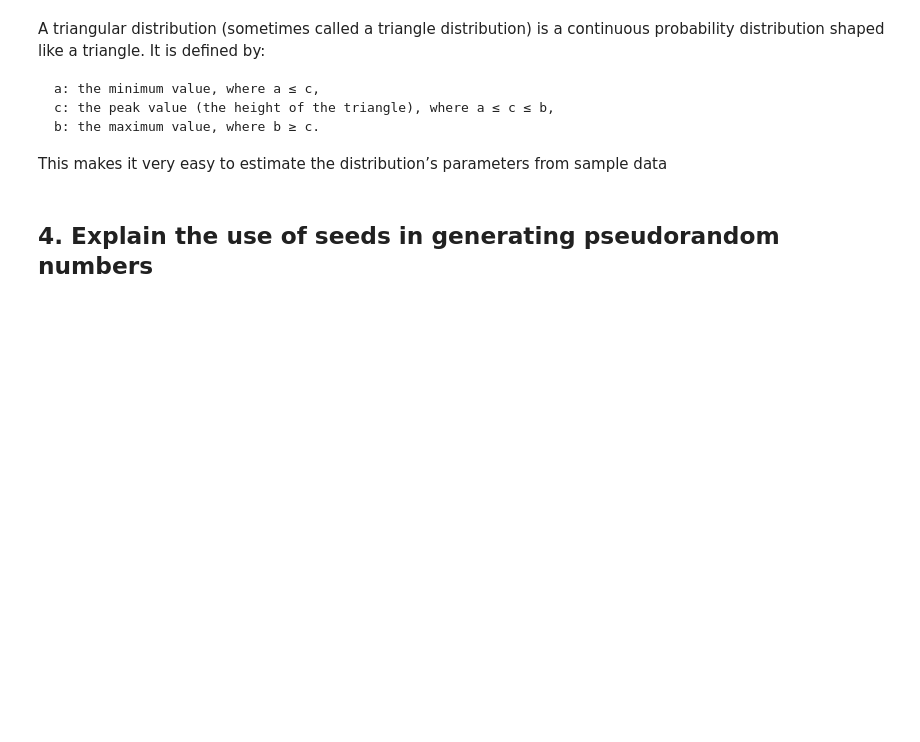
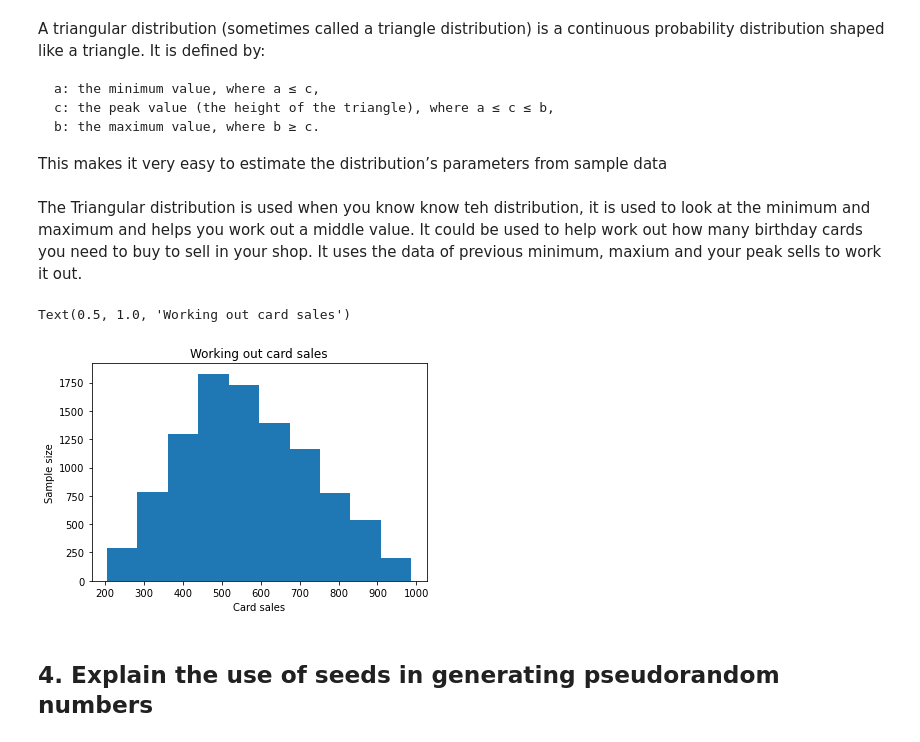
Before and after one commit to caroltreacy/programming-2020-Ass, a Jupyter notebook: Assignment 2020.ipynb, the cells around one changed output. Cells and saved outputs as stored; diff of their text form; code cells hidden in the pictures; blank space fills up the shorter version.

Commit message:
work on distributions

```diff
--- a/Assignment 2020.ipynb
+++ b/Assignment 2020.ipynb
@@ -254,6 +254,21 @@ A triangular distribution (sometimes called a triangle distribution) is a contin
     b: the maximum value, where b ≥ c.
 
 This makes it very easy to estimate the distribution’s parameters from sample data
+# %% [markdown]
+The Triangular distribution is used when you know know teh distribution, it is used to look at the minimum and maximum and helps you work out a middle value.  It could be used to help work out how many birthday cards you need to buy to sell in your shop.  It uses the data of previous minimum, maxium and your peak sells to work it out.
+# %%
+import numpy as np
+import matplotlib.pyplot as plt
+cards = np.random.triangular(200, 500, 1000, 10000)
+# 200 = min sold, 500= peak, 1000 = max, 10000 = sample
+
+plt.hist(cards) # shows the histogram
+plt.xlabel("Card sales") # x label
+plt.ylabel("Sample size") # y label
+plt.title("Working out card sales") # histogram title
+# %% [output]
+Text(0.5, 1.0, 'Working out card sales')
+[figure, added]
 # %% [markdown]
 ## 4. Explain the use of seeds in generating pseudorandom numbers
 # %% [markdown]
```
Also changed, not shown: parts of 1 cell of this notebook.
